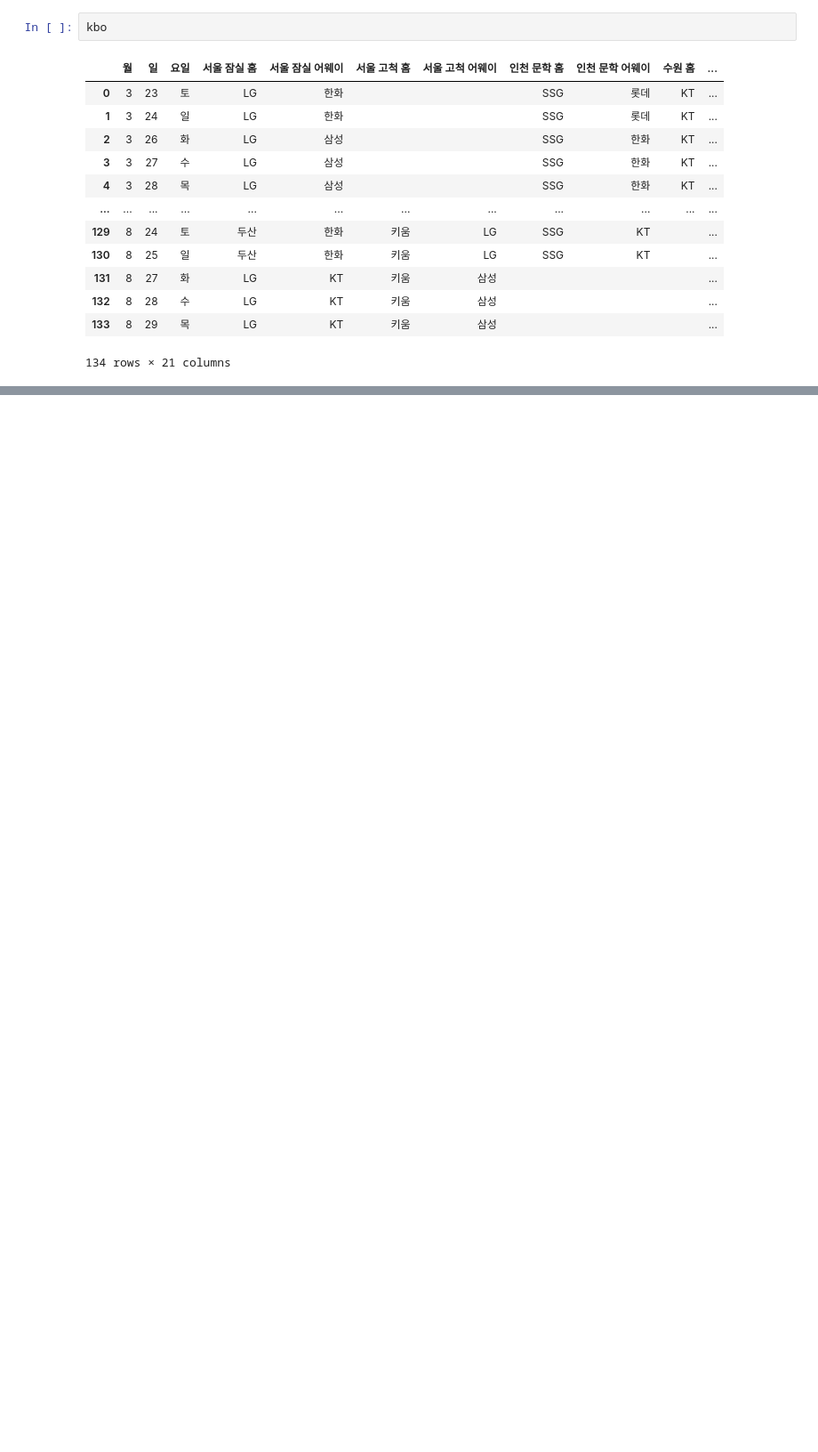
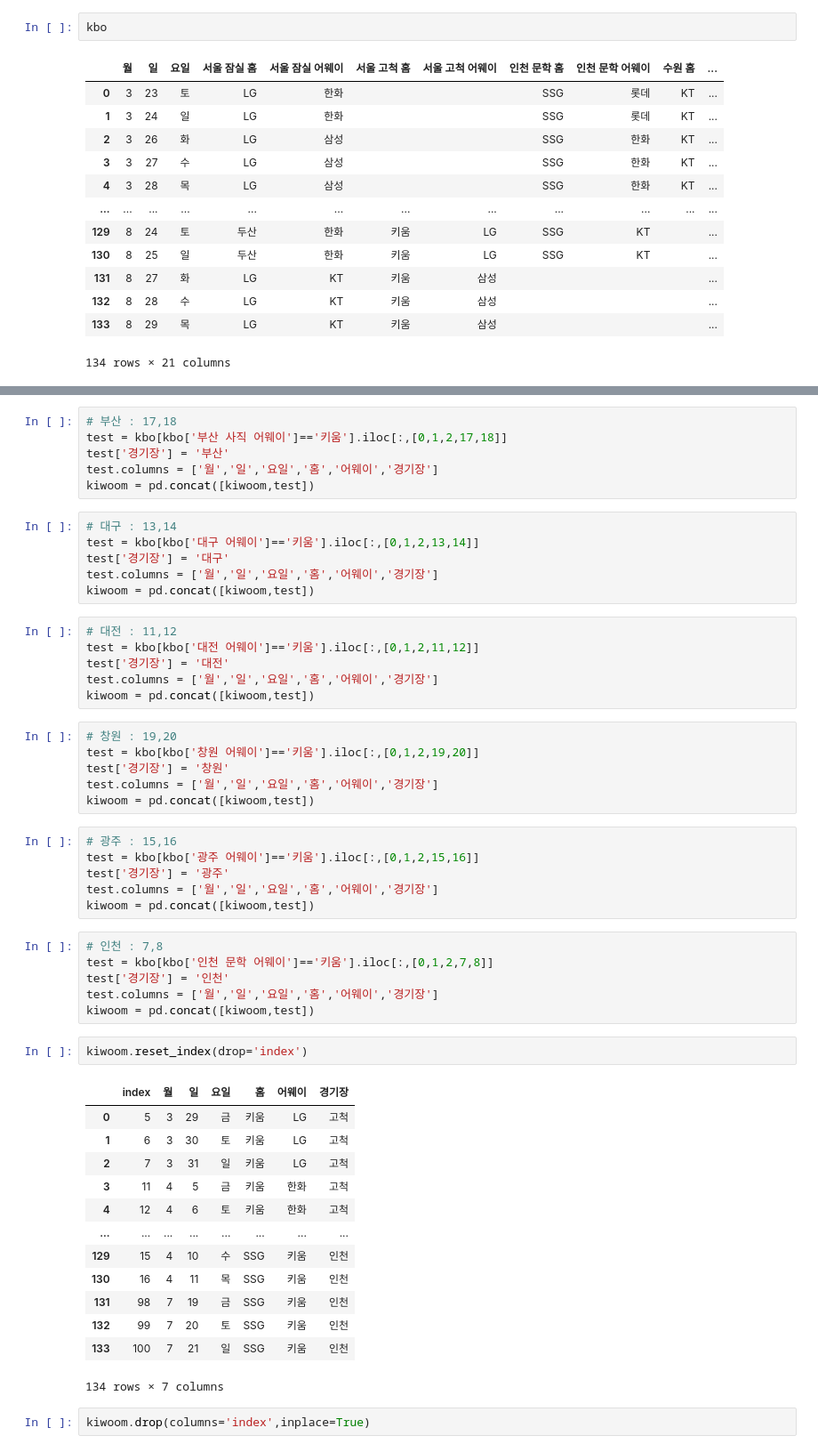
Before and after one commit to PythonProjectGroup02/KBC, a Jupyter notebook: Python/2024kbo_schedule.ipynb, the cells around one changed output, grey strips where cells are left out. Shown: that part at 89% size. Drawn from its saved outputs; the diff is of its cells as text; blank space fills up the shorter version.

```diff
--- a/Python/2024kbo_schedule.ipynb
+++ b/Python/2024kbo_schedule.ipynb
@@ -162,0 +210,54 @@ kbo
+# %%
+# 부산 : 17,18
+test = kbo[kbo['부산 사직 어웨이']=='키움'].iloc[:,[0,1,2,17,18]]
+test['경기장'] = '부산'
+test.columns = ['월','일','요일','홈','어웨이','경기장']
+kiwoom = pd.concat([kiwoom,test])
+# %%
+# 대구 : 13,14
+test = kbo[kbo['대구 어웨이']=='키움'].iloc[:,[0,1,2,13,14]]
+test['경기장'] = '대구'
+test.columns = ['월','일','요일','홈','어웨이','경기장']
+kiwoom = pd.concat([kiwoom,test])
+# %%
+# 대전 : 11,12
+test = kbo[kbo['대전 어웨이']=='키움'].iloc[:,[0,1,2,11,12]]
+test['경기장'] = '대전'
+test.columns = ['월','일','요일','홈','어웨이','경기장']
+kiwoom = pd.concat([kiwoom,test])
+# %%
+# 창원 : 19,20
+test = kbo[kbo['창원 어웨이']=='키움'].iloc[:,[0,1,2,19,20]]
+test['경기장'] = '창원'
+test.columns = ['월','일','요일','홈','어웨이','경기장']
+kiwoom = pd.concat([kiwoom,test])
+# %%
+# 광주 : 15,16
+test = kbo[kbo['광주 어웨이']=='키움'].iloc[:,[0,1,2,15,16]]
+test['경기장'] = '광주'
+test.columns = ['월','일','요일','홈','어웨이','경기장']
+kiwoom = pd.concat([kiwoom,test])
+# %%
+# 인천 : 7,8
+test = kbo[kbo['인천 문학 어웨이']=='키움'].iloc[:,[0,1,2,7,8]]
+test['경기장'] = '인천'
+test.columns = ['월','일','요일','홈','어웨이','경기장']
+kiwoom = pd.concat([kiwoom,test])
+# %%
+kiwoom.reset_index(drop='index')
+# %% [output]
+|  | index | 월 | 일 | 요일 | 홈 | 어웨이 | 경기장 |
+| 0 | 5 | 3 | 29 | 금 | 키움 | LG | 고척 |
+| 1 | 6 | 3 | 30 | 토 | 키움 | LG | 고척 |
+| 2 | 7 | 3 | 31 | 일 | 키움 | LG | 고척 |
+| 3 | 11 | 4 | 5 | 금 | 키움 | 한화 | 고척 |
+| 4 | 12 | 4 | 6 | 토 | 키움 | 한화 | 고척 |
+| ... | ... | ... | ... | ... | ... | ... | ... |
+| 129 | 15 | 4 | 10 | 수 | SSG | 키움 | 인천 |
+| 130 | 16 | 4 | 11 | 목 | SSG | 키움 | 인천 |
+| 131 | 98 | 7 | 19 | 금 | SSG | 키움 | 인천 |
+| 132 | 99 | 7 | 20 | 토 | SSG | 키움 | 인천 |
+| 133 | 100 | 7 | 21 | 일 | SSG | 키움 | 인천 |
+134 rows × 7 columns
+# %%
+kiwoom.drop(columns='index',inplace=True)
```
Also changed, not shown: parts of 9 cells of this notebook, 1 other file.
